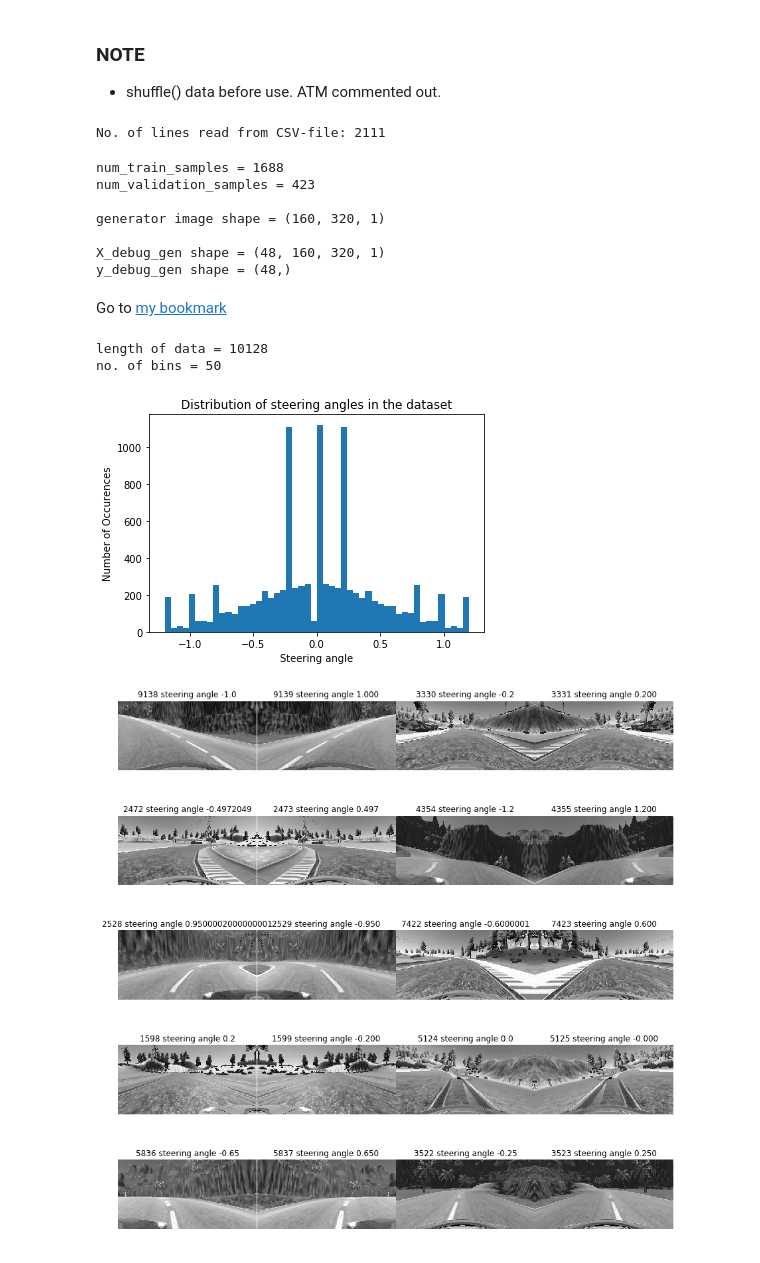
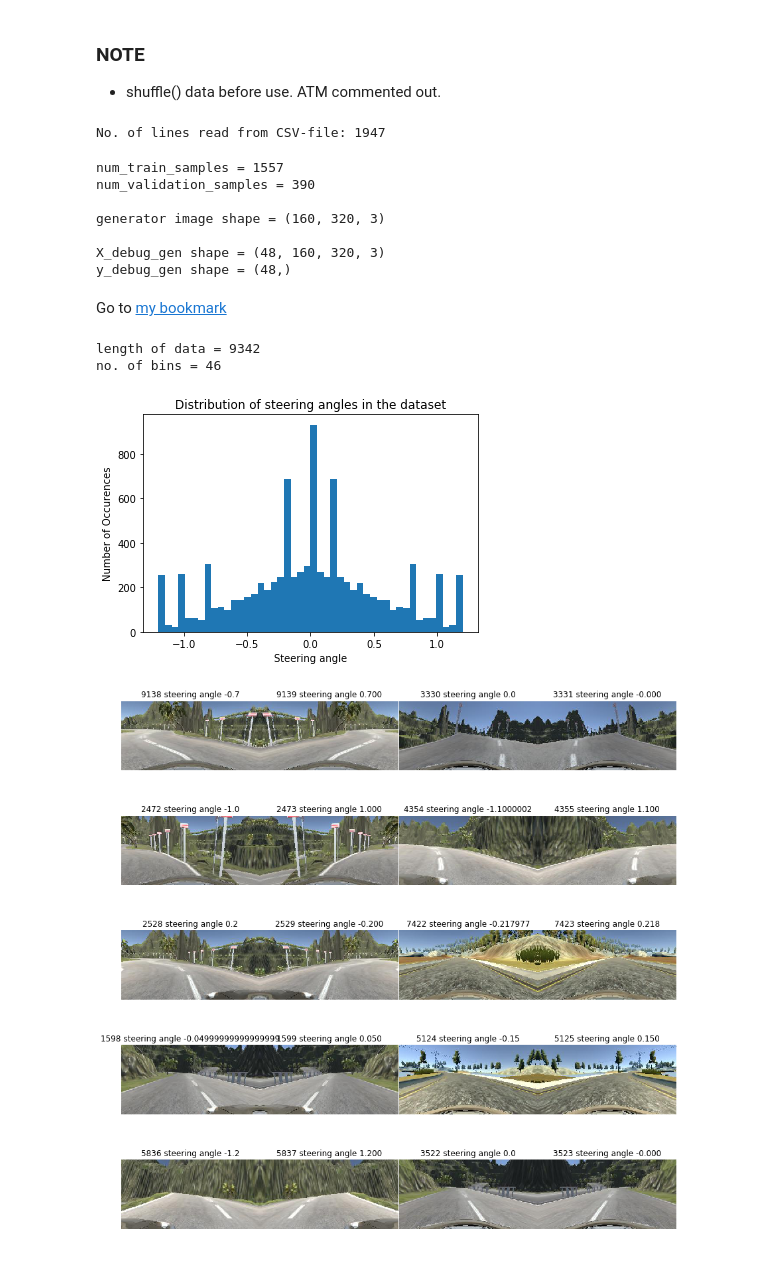
Before and after one commit to BusAI-Self-Driving-Car/Udacity-Self-Driving-Car-Engineer-Nanodegree, a Jupyter notebook: Term1-proj3-Behavioral-Cloning/data_exploration.ipynb, the cells around one changed output. Drawn from its saved outputs; the diff is of its cells as text; code cells hidden in the pictures.

```diff
--- a/Term1-proj3-Behavioral-Cloning/data_exploration.ipynb
+++ b/Term1-proj3-Behavioral-Cloning/data_exploration.ipynb
@@ -13,6 +13,10 @@ dict_config_params['data_dirs'].append('../../data/simulator/track2-run1-pretty-
 dict_config_params['data_dirs'].append('../../data/simulator/track1-side-to-center/')
 dict_config_params['data_dirs'].append('../../data/simulator/track2-side-to-center/')
 
+dict_config_params['data_dirs'].append('../../data/simulator/track2-side-to-center-poles/')
+# dict_config_params['data_dirs'].append('../../data/simulator/track2-side-to-center-poles-2/')
+# dict_config_params['data_dirs'].append('../../data/simulator/track2-sharp-turns/')
+
 dict_config_params['batch_size'] = 8  # 32
 
 dict_config_params['angle_threshold'] = 0.05
@@ -20,10 +24,10 @@ dict_config_params['angle_correction'] = 0.2
 dict_config_params['angle_noise'] = 0   # 0.15
 
 # Data preprocessing
-dict_config_params['convert_rbg2gray'] = True
+dict_config_params['convert_rbg2gray'] = False  # ATTN: img-preproc should be part of NN model!
 
 # Data augmentation
-dict_config_params['sample_drop_prob'] = 0.8
+dict_config_params['sample_drop_prob'] = 0.9
 dict_config_params['mult_factor_samples_per_epoch'] = 1
 dict_config_params['flip_images'] = True
 if dict_config_params['flip_images']:
@@ -36,6 +40,11 @@ if dict_config_params['use_only_center_img'] or dict_config_params['use_one_of_t
 else:
     dict_config_params['mult_factor_samples_per_epoch'] *= 3
 
+
+# NN model params
+dict_config_params['nn_conv_drop_prob'] = 0.25
+dict_config_params['nn_dense_drop_prob'] = 0.25
+
 # Debug
 dict_config_params['dbg_data_generators'] = False
 # %%
@@ -65,7 +74,7 @@ print("No. of lines read from CSV-file: {}".format(len(lines)))
 #for line in lines:
 #     print("line: {}".format(line))
 # %% [output]
-No. of lines read from CSV-file: 2111
+No. of lines read from CSV-file: 1947
 # %%
 # Image preprocessing
 def preprocess_image(image):
@@ -172,12 +181,12 @@ if True: #dict_config_params['dbg_data_generators']:
     print("y_debug_gen shape = {}".format(y_debug_gen.shape))
     print()
 # %% [output]
-num_train_samples = 1688
-num_validation_samples = 423
+num_train_samples = 1557
+num_validation_samples = 390
 
-generator image shape = (160, 320, 1)
+generator image shape = (160, 320, 3)
 
-X_debug_gen shape = (48, 160, 320, 1)
+X_debug_gen shape = (48, 160, 320, 3)
 y_debug_gen shape = (48,)
 # %% [markdown]
 Go to <a href=#bookmark>my bookmark</a>
@@ -214,37 +223,38 @@ def visualize_images(X, y, num_random_imgs=10, color_map=None):
         axs[i].axis('off')
         axs[i].imshow(image, color_map)
         axs[i].set_title("{} steering angle {}".format(index, y[index]))
 
         axs[i+1].axis('off')
         axs[i+1].imshow(image_flipped, color_map)
         axs[i+1].set_title("{0} steering angle {1:.3f}".format(index+1, y[index+1]))
 
 def plot_histogram(data):
     len_data = len(data)
     print("length of data = {}".format(len_data))
     num_bins=int(2*len_data/400)
     print("no. of bins = {}".format(num_bins))
     print()
 
     plt.hist(data, bins=num_bins)
     # plt.xlim(xmax=n_classes-1)
     plt.ylabel('Number of Occurences')
     plt.xlabel('Steering angle')
     plt.title('Distribution of steering angles in the dataset')
 
 if True: #dict_config_params['dbg_data_generators']:
     X_plot, y_plot = get_data(train_samples)
     #print("y_plot = {}".format(y_plot))
     plot_histogram(y_plot)
 
+    color_map = None
     if dict_config_params['convert_rbg2gray']:
         color_map = 'gray'
     visualize_images(X_plot, y_plot, num_random_imgs=20, color_map=color_map)
 # %% [output]
-length of data = 10128
-no. of bins = 50
+length of data = 9342
+no. of bins = 46
-[figure, old version]
+[figure, new version]
-[figure, old version]
+[figure, new version]
 # %%
 from model import configure_tensorflow_session, get_model_single_layer, \
                   get_model_single_layer_cropped, get_model_lenet, \
```
Also changed, not shown: parts of 1 cell of this notebook, 3 other files.
